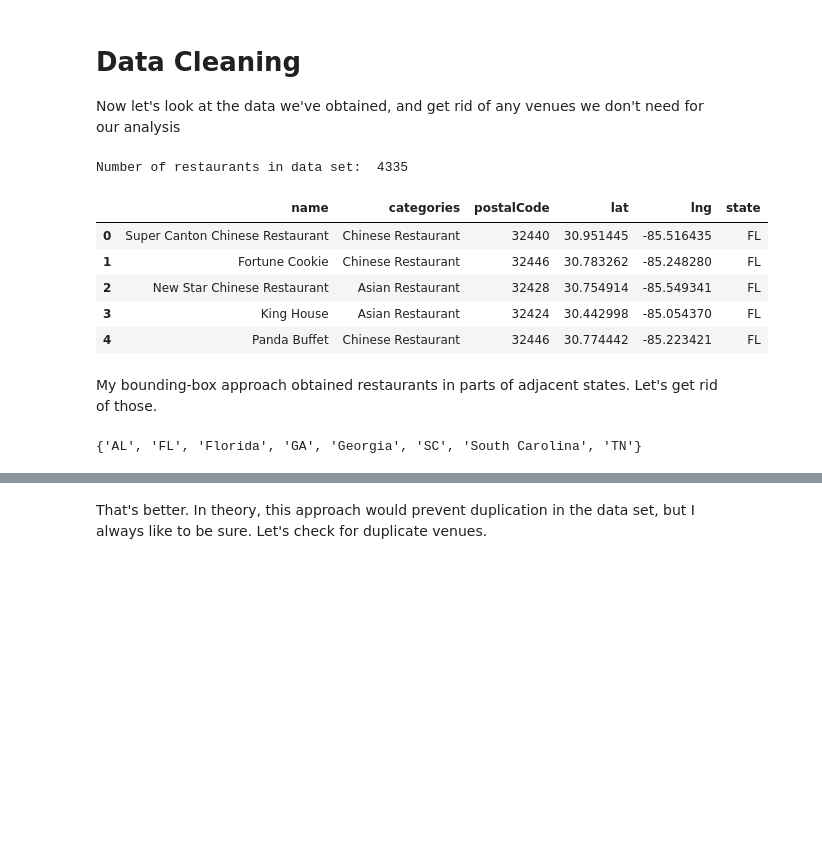
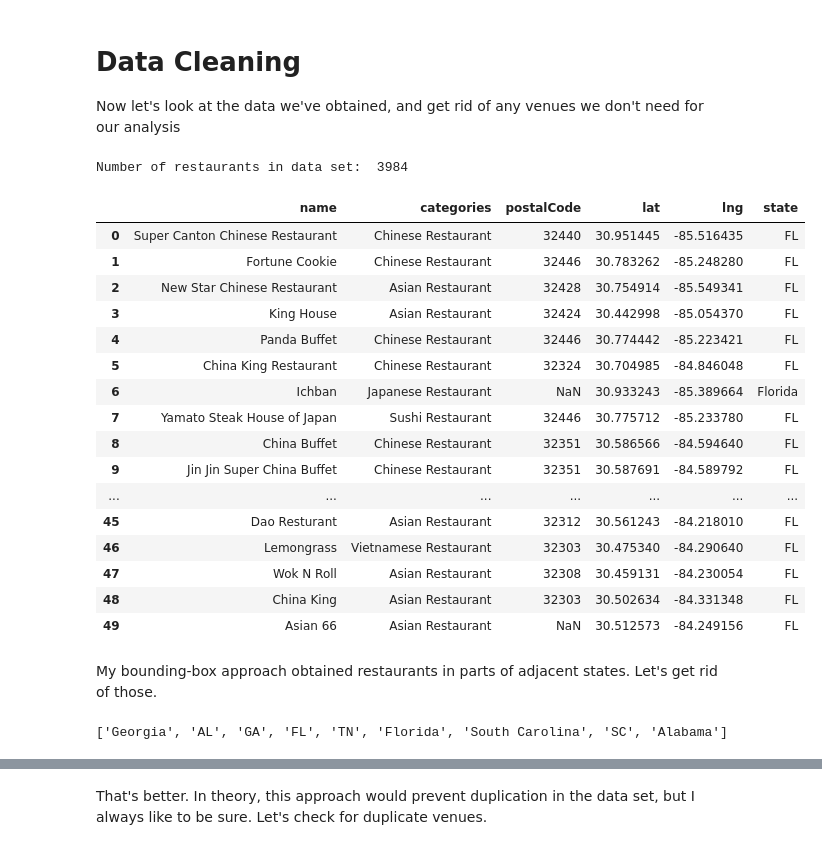
Before and after one commit to JamesDCage/Final-Week-0, a Jupyter notebook: Extracting_Data_from_Foursquare.ipynb, the cells around one changed output, grey strips where cells are left out. Cells and saved outputs as stored; diff of their text form; code cells hidden in the pictures; blank space fills up the shorter version.

```diff
--- a/Extracting_Data_from_Foursquare.ipynb
+++ b/Extracting_Data_from_Foursquare.ipynb
@@ -231,23 +236,34 @@ However, the smallest boxes are about 2 square miles in size. Georgia covers alm
 Now let's look at the data we've obtained, and get rid of any venues we don't need for our analysis
 # %%
 print("Number of restaurants in data set: ",df_venues.shape[0],"\n\n")
-df_venues.head()
+df_venues.head(50)
 # %% [output]
-Number of restaurants in data set:  4335
+Number of restaurants in data set:  3984
 |  | name | categories | postalCode | lat | lng | state |
 | 0 | Super Canton Chinese Restaurant | Chinese Restaurant | 32440 | 30.951445 | -85.516435 | FL |
 | 1 | Fortune Cookie | Chinese Restaurant | 32446 | 30.783262 | -85.248280 | FL |
 | 2 | New Star Chinese Restaurant | Asian Restaurant | 32428 | 30.754914 | -85.549341 | FL |
 | 3 | King House | Asian Restaurant | 32424 | 30.442998 | -85.054370 | FL |
 | 4 | Panda Buffet | Chinese Restaurant | 32446 | 30.774442 | -85.223421 | FL |
+| 5 | China King Restaurant | Chinese Restaurant | 32324 | 30.704985 | -84.846048 | FL |
+| 6 | Ichban | Japanese Restaurant | NaN | 30.933243 | -85.389664 | Florida |
+| 7 | Yamato Steak House of Japan | Sushi Restaurant | 32446 | 30.775712 | -85.233780 | FL |
+| 8 | China Buffet | Chinese Restaurant | 32351 | 30.586566 | -84.594640 | FL |
+| 9 | Jin Jin Super China Buffet | Chinese Restaurant | 32351 | 30.587691 | -84.589792 | FL |
+| ... | ... | ... | ... | ... | ... | ... |
+| 45 | Dao Resturant | Asian Restaurant | 32312 | 30.561243 | -84.218010 | FL |
+| 46 | Lemongrass | Vietnamese Restaurant | 32303 | 30.475340 | -84.290640 | FL |
+| 47 | Wok N Roll | Asian Restaurant | 32308 | 30.459131 | -84.230054 | FL |
+| 48 | China King | Asian Restaurant | 32303 | 30.502634 | -84.331348 | FL |
+| 49 | Asian 66 | Asian Restaurant | NaN | 30.512573 | -84.249156 | FL |
 # %% [markdown]
 My bounding-box approach obtained restaurants in parts of adjacent states. Let's get rid of those.
 # %%
 # Which states are included in the data set?
 
-set(df_venues.state)
+print(list(set(df_venues.state)))
 # %% [output]
-{'AL', 'FL', 'Florida', 'GA', 'Georgia', 'SC', 'South Carolina', 'TN'}
+['Georgia', 'AL', 'GA', 'FL', 'TN', 'Florida', 'South Carolina', 'SC', 'Alabama']
 # %%
 # Get rid of restaurants in other states and count the results.
 df_georgia = df_venues[df_venues['state'].isin(['GA', 'Georgia'])]
```
Also changed, not shown: parts of 16 cells of this notebook, 1 other file.
